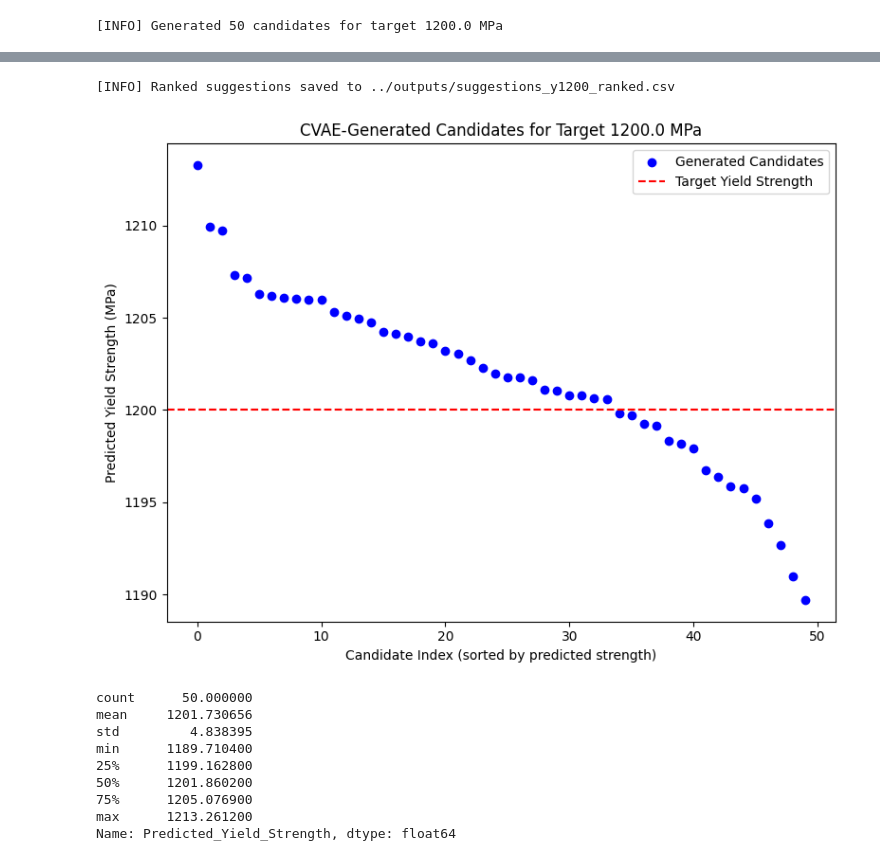
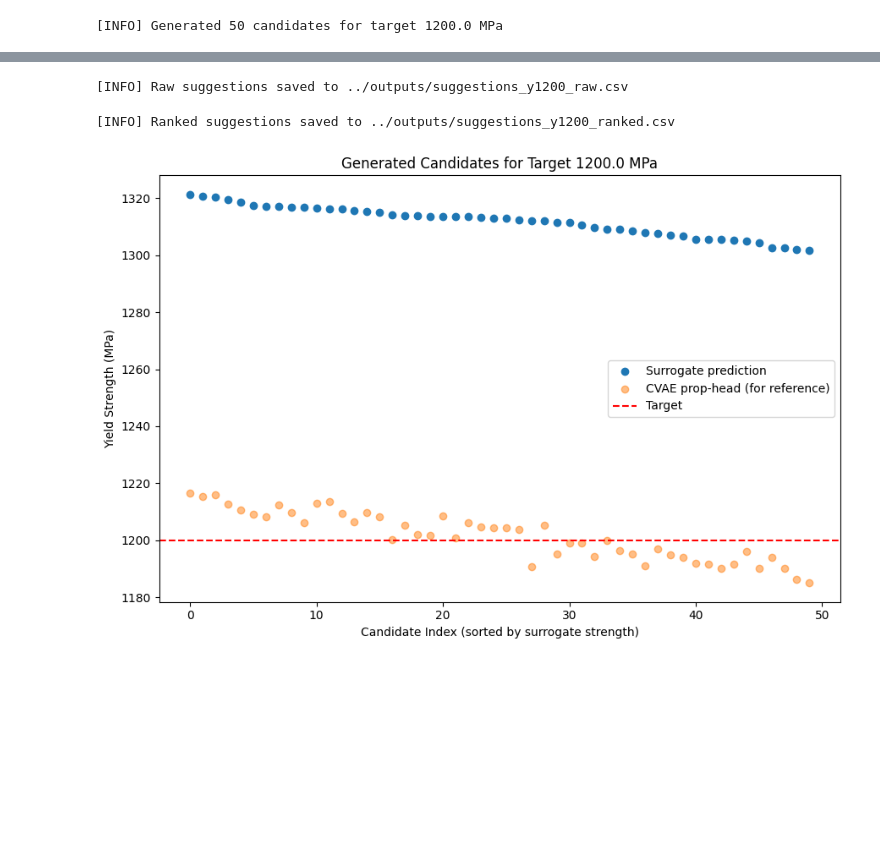
Before and after one commit to shruti-sivakumar/RHEA-Inverse-Design-Using-VAE, a Jupyter notebook: src/evaluate_cvae.ipynb, the cells around one changed output, grey strips where cells are left out. Drawn from its saved outputs; the diff is of its cells as text; code cells hidden in the pictures; blank space fills up the shorter version.

```diff
--- a/src/evaluate_cvae.ipynb
+++ b/src/evaluate_cvae.ipynb
@@ -16,5 +18,8 @@ DEVICE = torch.device("cpu")
 # %%
-scalers = joblib.load("/Users/shrutisivakumar/Library/CloudStorage/OneDrive-Personal/College Stuff/Sem 5/Projects/DDMM/RHEA-Inverse-Design-Using-VAE/data/processed/scalers.joblib")
+scalers = joblib.load(
+    "/Users/shrutisivakumar/Library/CloudStorage/OneDrive-Personal/College Stuff/"
+    "Sem 5/Projects/DDMM/RHEA-Inverse-Design-Using-VAE/data/processed/scalers.joblib"
+)
 x_scaler = scalers["x_scaler"]
 y_scaler = scalers["y_scaler"]
 feature_cols = scalers["feature_cols"]
@@ -70,38 +94,43 @@ y_train = df_train["Yield_Strength"].fillna(df_train["Yield_Strength"].median())
 # %%
-surrogate = ExtraTreesRegressor(n_estimators=500, random_state=42)
-surrogate.fit(X_train, y_train)
+X_gen_for_surrogate = df_gen[feature_cols].copy()
+X_gen_for_surrogate = X_gen_for_surrogate.fillna(X_train.median(numeric_only=True))
 
-# Predict yield strength for generated candidates
-df_gen["Predicted_Yield_Strength"] = surrogate.predict(df_gen)
-
-# Rank by predicted yield strength
-df_ranked = df_gen.sort_values(by="Predicted_Yield_Strength", ascending=False)
-df_ranked.to_csv(out_dir / f"suggestions_y{int(TARGET_YIELD)}_ranked.csv", index=False)
-print(f"[INFO] Ranked suggestions saved to {out_dir}/suggestions_y{int(TARGET_YIELD)}_ranked.csv")
+df_gen["Predicted_Yield_Strength_Surrogate"] = surrogate.predict(X_gen_for_surrogate)
-# %% [output]
-[INFO] Ranked suggestions saved to ../outputs/suggestions_y1200_ranked.csv
 # %%
-plt.figure(figsize=(8,6))
-plt.scatter(range(len(df_ranked)), df_ranked["Predicted_Yield_Strength"], c='blue', label='Generated Candidates')
-plt.axhline(y=TARGET_YIELD, color='r', linestyle='--', label='Target Yield Strength')
-plt.xlabel("Candidate Index (sorted by predicted strength)")
-plt.ylabel("Predicted Yield Strength (MPa)")
-plt.title(f"CVAE-Generated Candidates for Target {TARGET_YIELD} MPa")
-plt.legend()
-plt.tight_layout()
-plt.savefig(out_dir / f"yield_strength_plot_y{int(TARGET_YIELD)}.png", dpi=300)
-plt.show()
+raw_path = OUT_DIR / f"suggestions_y{int(TARGET_YIELD)}_raw.csv"
+df_gen.to_csv(raw_path, index=False)
+print(f"[INFO] Raw suggestions saved to {raw_path}")
 # %% [output]
-[figure, removed]
+[INFO] Raw suggestions saved to ../outputs/suggestions_y1200_raw.csv
 # %%
-print(df_ranked["Predicted_Yield_Strength"].describe())
+df_ranked = df_gen.sort_values(by="Predicted_Yield_Strength_Surrogate", ascending=False).reset_index(drop=True)
+ranked_path = OUT_DIR / f"suggestions_y{int(TARGET_YIELD)}_ranked.csv"
+df_ranked.to_csv(ranked_path, index=False)
+print(f"[INFO] Ranked suggestions saved to {ranked_path}")
 # %% [output]
-count      50.000000
-mean     1201.730656
-std         4.838395
-min      1189.710400
-25%      1199.162800
-50%      1201.860200
-75%      1205.076900
-max      1213.261200
-Name: Predicted_Yield_Strength, dtype: float64
+[INFO] Ranked suggestions saved to ../outputs/suggestions_y1200_ranked.csv
+# %%
+plt.figure(figsize=(9,6))
+plt.scatter(
+    range(len(df_ranked)),
+    df_ranked["Predicted_Yield_Strength_Surrogate"],
+    label="Surrogate prediction"
+)
+if "Predicted_Yield_Strength_CVAE" in df_ranked.columns:
+    plt.scatter(
+        range(len(df_ranked)),
+        df_ranked["Predicted_Yield_Strength_CVAE"],
+        alpha=0.5,
+        label="CVAE prop-head (for reference)"
+    )
+plt.axhline(y=TARGET_YIELD, linestyle="--", label="Target", color="r")
+plt.xlabel("Candidate Index (sorted by surrogate strength)")
+plt.ylabel("Yield Strength (MPa)")
+plt.title(f"Generated Candidates for Target {TARGET_YIELD} MPa")
+plt.legend()
+plot_path = OUT_DIR / f"yield_strength_plot_y{int(TARGET_YIELD)}.png"
+plt.tight_layout()
+plt.savefig(plot_path, dpi=300)
+plt.show()
+# %% [output]
+[figure, added]
```
Also changed, not shown: parts of 6 cells of this notebook, 17 other files.
